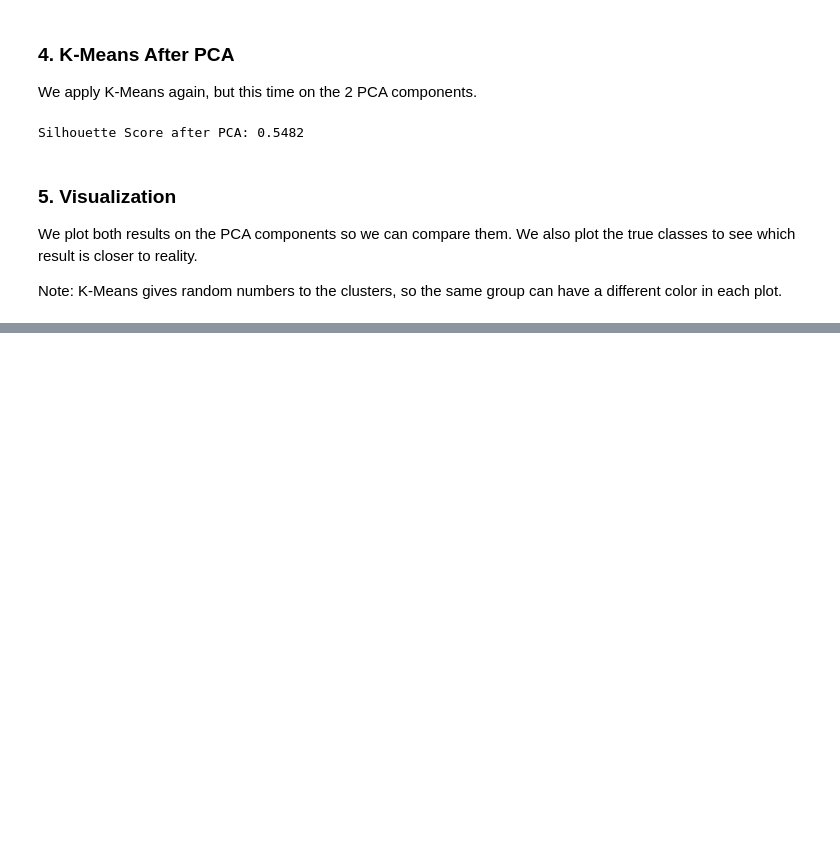
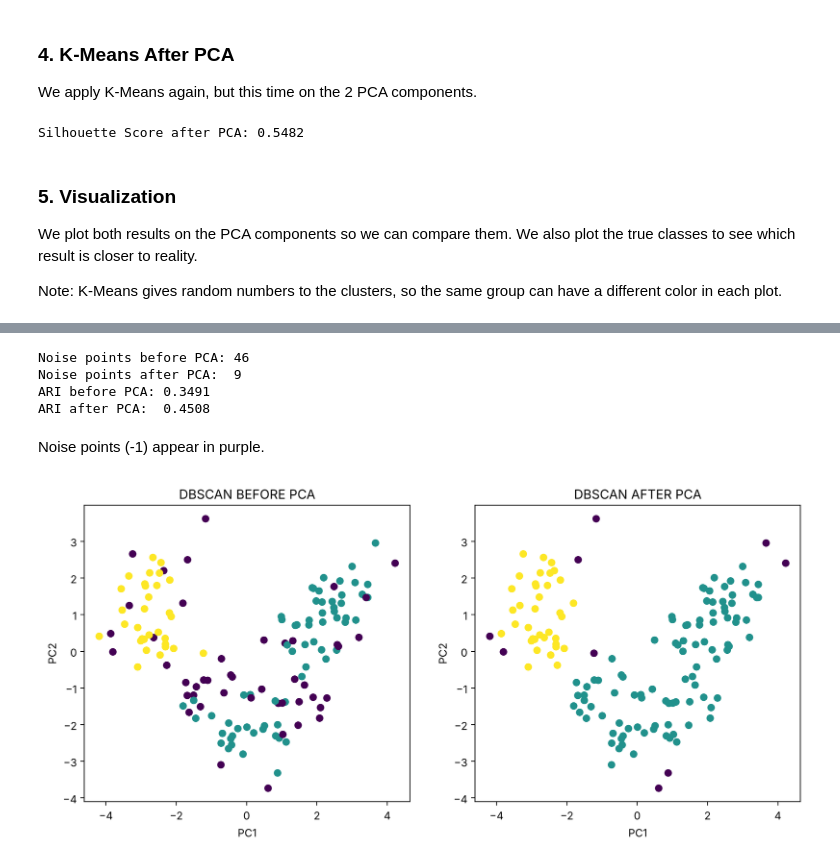
Before and after one commit to JanaAlzobidi/Machine-Learning-Projects, a Jupyter notebook: Unit-5-Unsupervised-Learning/Clustering-Before-and-After-PCA/Evaluating_Clustering_Before_and_After_PCA.ipynb, the cells around one changed output, grey strips where cells are left out. Cells and saved outputs as stored; diff of their text form; code cells hidden in the pictures; blank space fills up the shorter version.

```diff
--- a/Unit-5-Unsupervised-Learning/Clustering-Before-and-After-PCA/Evaluating_Clustering_Before_and_After_PCA.ipynb
+++ b/Unit-5-Unsupervised-Learning/Clustering-Before-and-After-PCA/Evaluating_Clustering_Before_and_After_PCA.ipynb
@@ -243,0 +232,36 @@ plt.show()
+# %%
+dbscan_before = DBSCAN(eps=2.2, min_samples=5)
+db_labels_before = dbscan_before.fit_predict(X_train_scaled)
+
+dbscan_after = DBSCAN(eps=0.7, min_samples=5)
+db_labels_after = dbscan_after.fit_predict(X_train_pca)
+
+print("Noise points before PCA:", list(db_labels_before).count(-1))
+print("Noise points after PCA: ", list(db_labels_after).count(-1))
+print("ARI before PCA:", round(adjusted_rand_score(y_train, db_labels_before), 4))
+print("ARI after PCA: ", round(adjusted_rand_score(y_train, db_labels_after), 4))
+# %% [output]
+Noise points before PCA: 46
+Noise points after PCA:  9
+ARI before PCA: 0.3491
+ARI after PCA:  0.4508
+# %% [markdown]
+Noise points (-1) appear in purple.
+# %%
+plt.figure(figsize=(12, 5))
+
+plt.subplot(1, 2, 1)
+plt.scatter(X_train_pca[:, 0], X_train_pca[:, 1], c=db_labels_before, cmap='viridis')
+plt.title('DBSCAN BEFORE PCA')
+plt.xlabel('PC1')
+plt.ylabel('PC2')
+
+plt.subplot(1, 2, 2)
+plt.scatter(X_train_pca[:, 0], X_train_pca[:, 1], c=db_labels_after, cmap='viridis')
+plt.title('DBSCAN AFTER PCA')
+plt.xlabel('PC1')
+plt.ylabel('PC2')
+
+plt.show()
+# %% [output]
+[figure, added]
```
Also changed, not shown: parts of 19 cells of this notebook.
